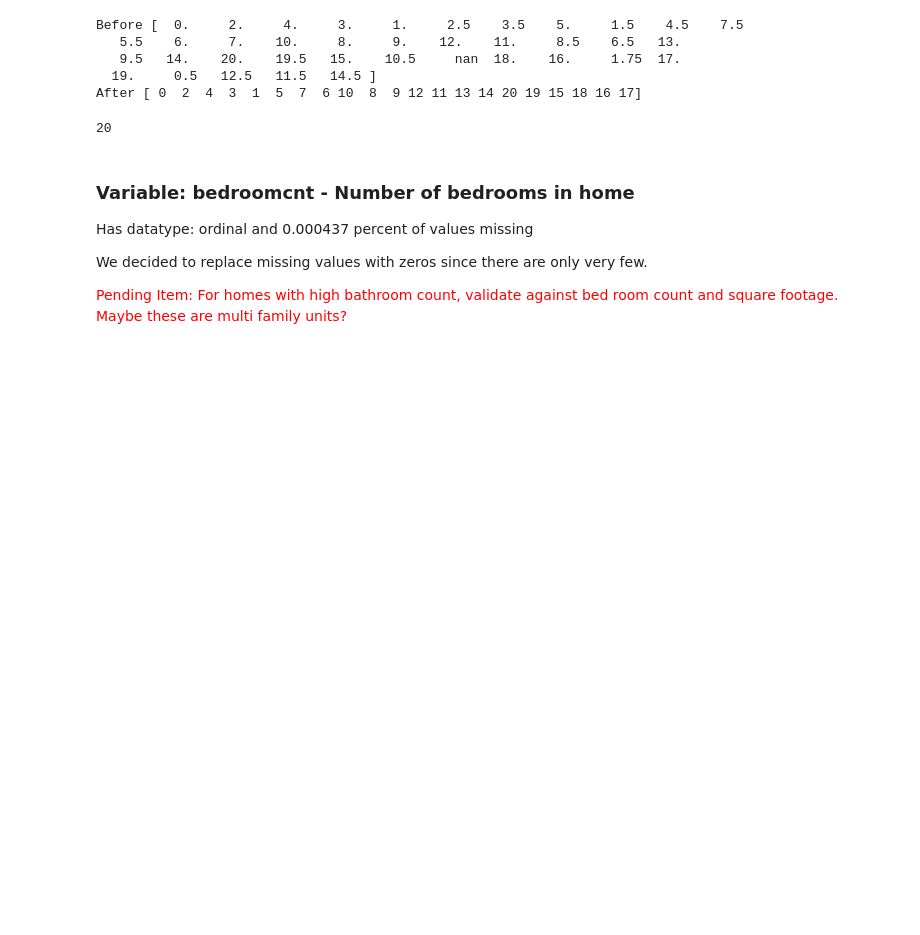
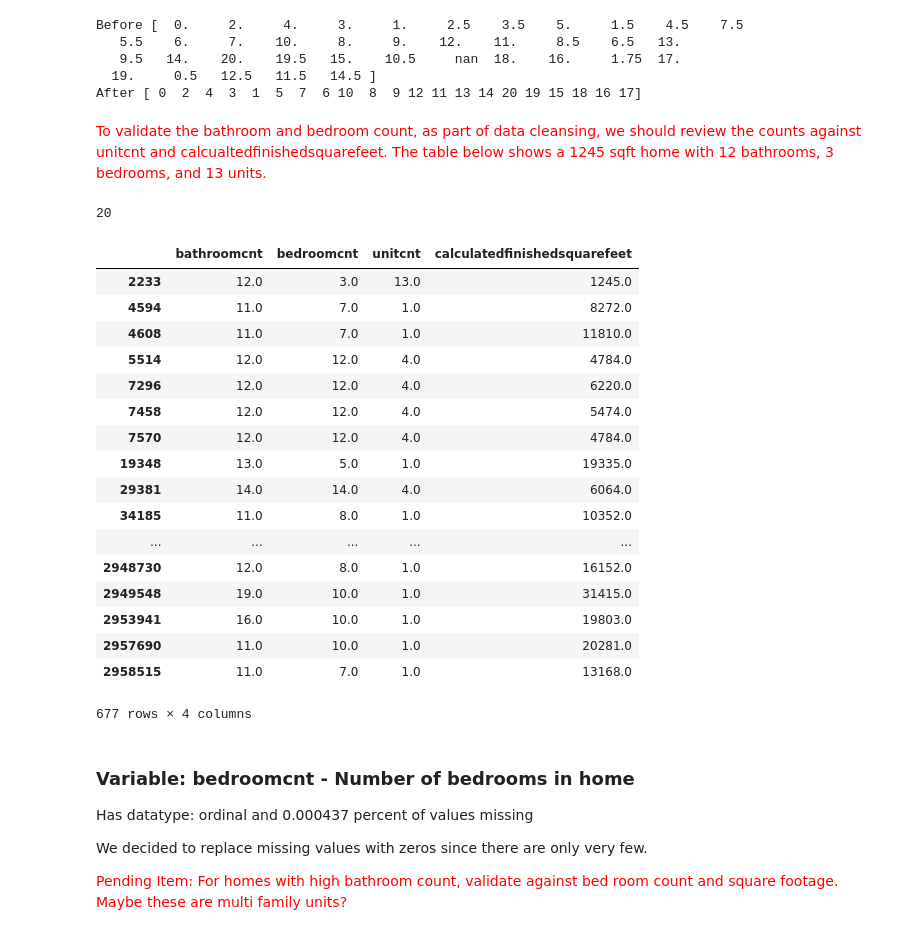
Before and after one commit to post2web/data_mining_group_project, a Jupyter notebook: notebooks/albert.ipynb, the cells around one changed output. Cells and saved outputs as stored; diff of their text form; code cells hidden in the pictures; blank space fills up the shorter version.

```diff
--- a/notebooks/albert.ipynb
+++ b/notebooks/albert.ipynb
@@ -241,10 +241,34 @@ Before [  0.     2.     4.     3.     1.     2.5    3.5    5.     1.5    4.5
    9.5   14.    20.    19.5   15.    10.5     nan  18.    16.     1.75  17.
   19.     0.5   12.5   11.5   14.5 ]
 After [ 0  2  4  3  1  5  7  6 10  8  9 12 11 13 14 20 19 15 18 16 17]
+# %% [markdown]
+<font color ='red'>To validate the bathroom and bedroom count, as part of data cleansing, we should review the counts against unitcnt and calcualtedfinishedsquarefeet. The table below shows a 1245 sqft home with 12 bathrooms, 3 bedrooms, and 13 units. </font>
 # %%
 data['bathroomcnt'].max()
 # %% [output]
 20
+# %%
+data_temp = data.query('bathroomcnt > 10')
+data_temp[['bathroomcnt','bedroomcnt','unitcnt','calculatedfinishedsquarefeet']]
+# %% [output]
+|  | bathroomcnt | bedroomcnt | unitcnt | calculatedfinishedsquarefeet |
+| 2233 | 12.0 | 3.0 | 13.0 | 1245.0 |
+| 4594 | 11.0 | 7.0 | 1.0 | 8272.0 |
+| 4608 | 11.0 | 7.0 | 1.0 | 11810.0 |
+| 5514 | 12.0 | 12.0 | 4.0 | 4784.0 |
+| 7296 | 12.0 | 12.0 | 4.0 | 6220.0 |
+| 7458 | 12.0 | 12.0 | 4.0 | 5474.0 |
+| 7570 | 12.0 | 12.0 | 4.0 | 4784.0 |
+| 19348 | 13.0 | 5.0 | 1.0 | 19335.0 |
+| 29381 | 14.0 | 14.0 | 4.0 | 6064.0 |
+| 34185 | 11.0 | 8.0 | 1.0 | 10352.0 |
+| ... | ... | ... | ... | ... |
+| 2948730 | 12.0 | 8.0 | 1.0 | 16152.0 |
+| 2949548 | 19.0 | 10.0 | 1.0 | 31415.0 |
+| 2953941 | 16.0 | 10.0 | 1.0 | 19803.0 |
+| 2957690 | 11.0 | 10.0 | 1.0 | 20281.0 |
+| 2958515 | 11.0 | 7.0 | 1.0 | 13168.0 |
+677 rows × 4 columns
 # %% [markdown]
 ### Variable: bedroomcnt - Number of bedrooms in home
 Has datatype: ordinal and 0.000437 percent of values missing
```
